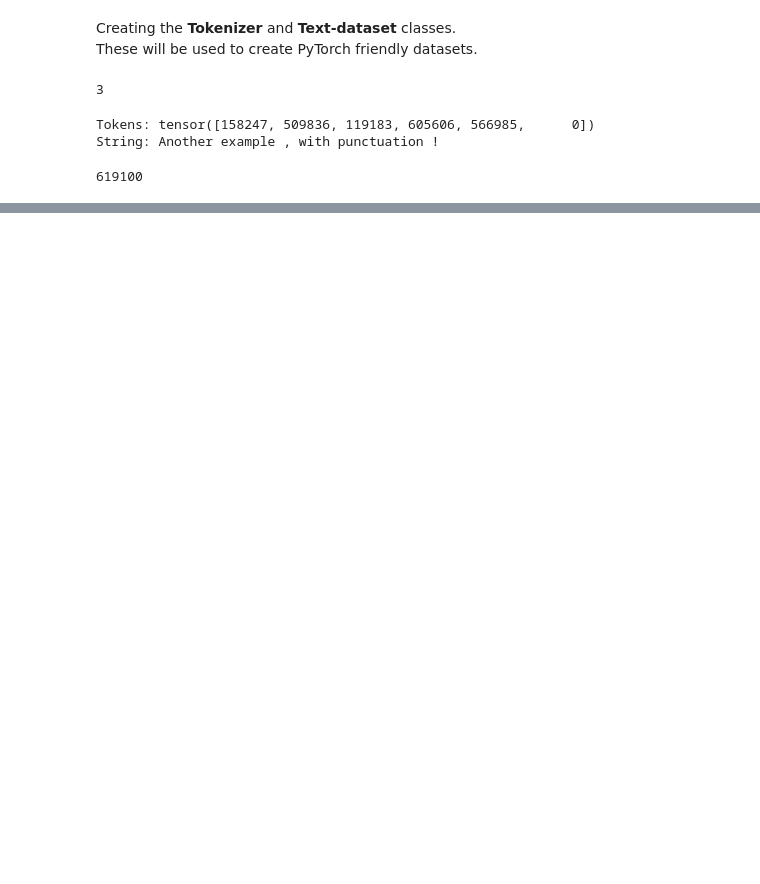
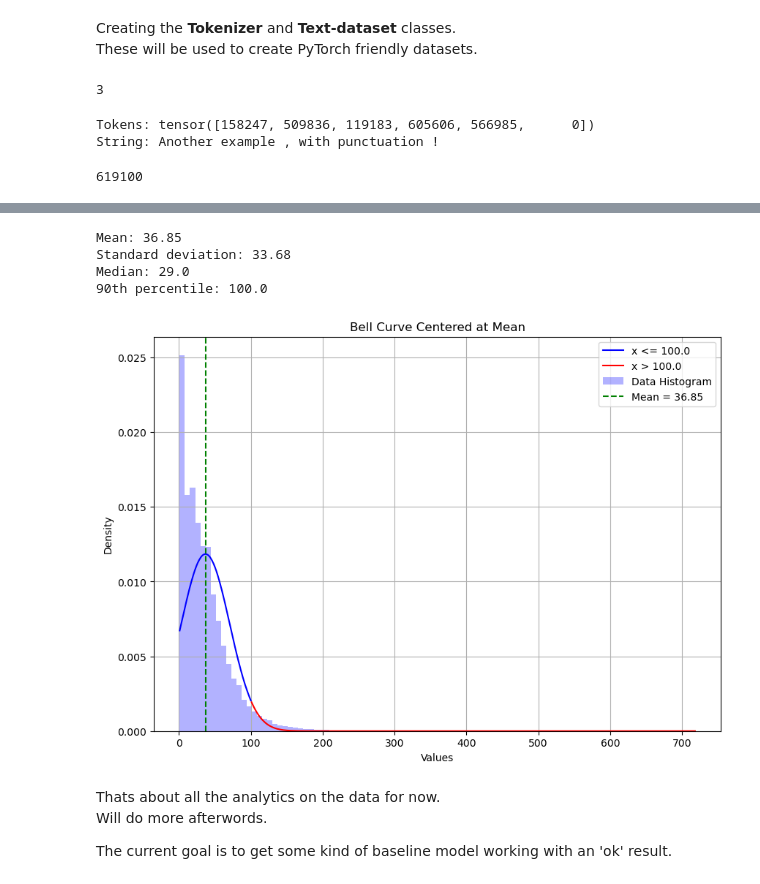
Before and after one commit to Dristro/Inqueropedia, a Jupyter notebook: notebooks/Modelling.ipynb, the cells around one changed output, grey strips where cells are left out. Cells and saved outputs as stored; diff of their text form; code cells hidden in the pictures; blank space fills up the shorter version.

Commit message:
setup context_size
setup the context_size (block_size) for a baseline model. This context size captures 95 of all samples.

```diff
--- a/notebooks/Modelling.ipynb
+++ b/notebooks/Modelling.ipynb
@@ -516,0 +546,58 @@ len(itos)
+# %%
+### Understanding word_count | will use this to set up an effective context_size (block_size)
+word_counts = train_data_df["word_count"].to_numpy()
+word_counts.sort(axis=0)
+
+# Mean
+mean = np.mean(word_counts)
+print(f"Mean: {mean:.2f}")
+
+# Standard deviation
+std = word_counts.std()
+print(f"Standard deviation: {std:.2f}")
+
+# Median
+print(f"Median: {np.median(word_counts)}")
+
+# 90th percentile word_count
+context_size = np.percentile(a=word_counts, q=95)
+print(f"90th percentile: {context_size}")
+# %% [output]
+Mean: 36.85
+Standard deviation: 33.68
+Median: 29.0
+90th percentile: 100.0
+# %%
+x = word_counts
+y = (1 / (std * np.sqrt(2 * np.pi))) * np.exp(-0.5 * ((word_counts - mean) / std)**2)
+
+x_below = x[x <= context_size]
+y_below = y[x <= context_size]
+
+x_above = x[x > context_size]
+y_above = y[x > context_size]
+
+
+
+plt.figure(figsize=(10, 7))
+
+plt.plot(x_below, y_below, color='blue', label=f"x <= {context_size}")
+plt.plot(x_above, y_above, color='red', label=f"x > {context_size}")
+
+plt.hist(word_counts, bins=100, density=True, alpha=0.3, color='blue', label='Data Histogram')
+plt.axvline(mean, color='green', linestyle='--', label=f'Mean = {mean:.2f}')
+
+plt.title("Bell Curve Centered at Mean")
+plt.xlabel("Values")
+plt.ylabel("Density")
+
+plt.legend()
+plt.grid(True)
+plt.show();
+# %% [output]
+[figure, added]
+# %% [markdown]
+Thats about all the analytics on the data for now.\
+Will do more afterwords.
+
+The current goal is to get some kind of baseline model working with an 'ok' result.
```
Also changed, not shown: parts of 4 cells of this notebook.
